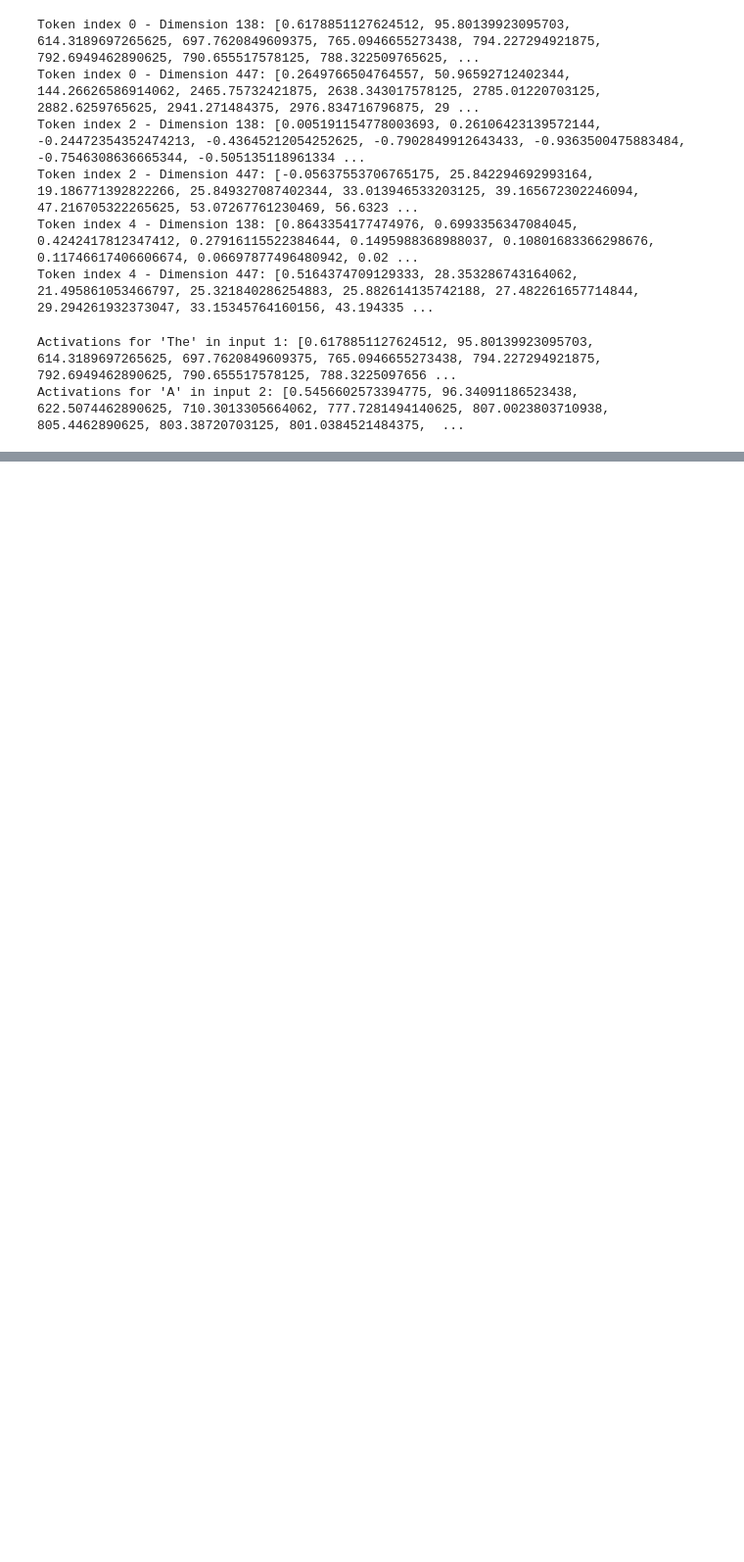
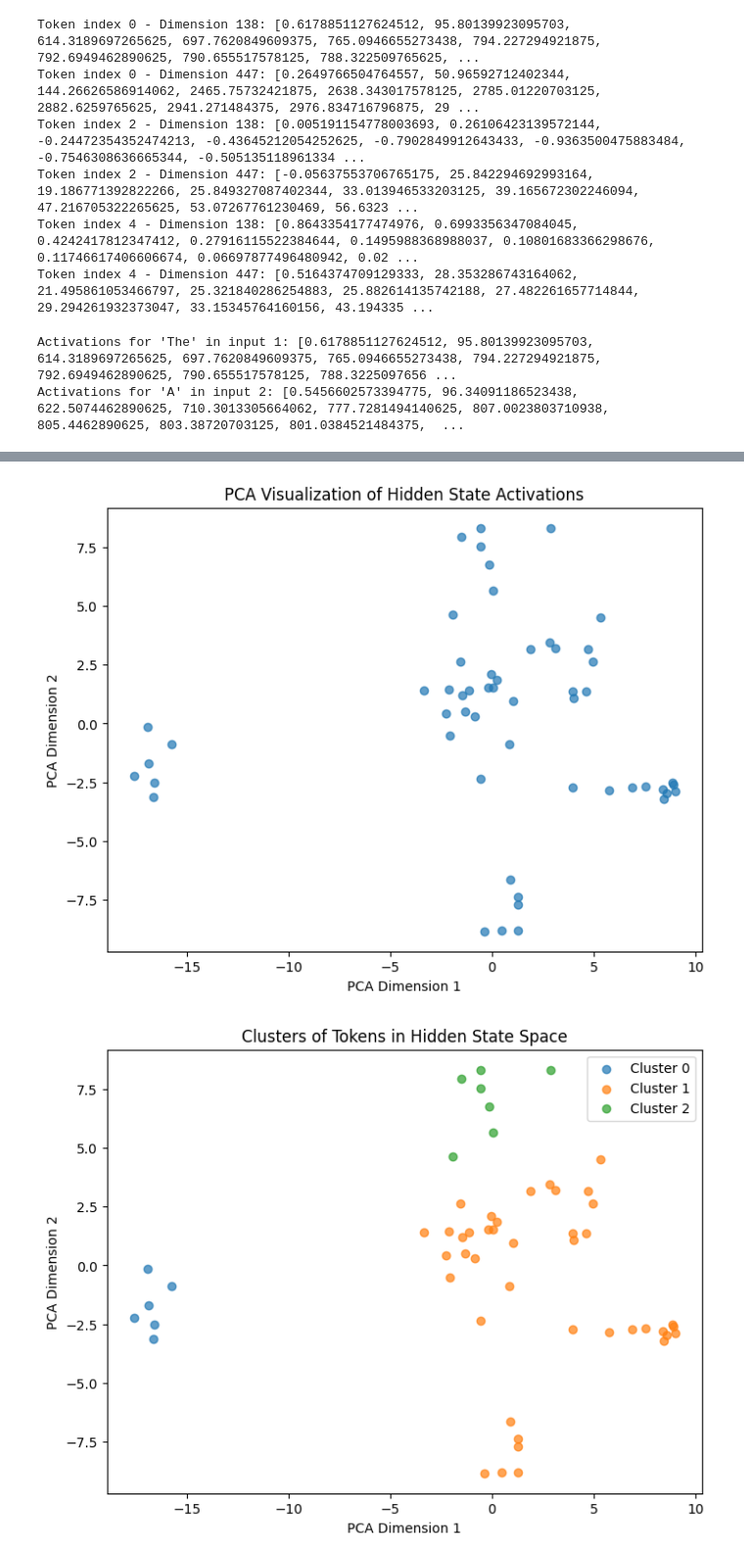
Before and after one commit to Saoudyahya/mechanistic-interpretability, a Jupyter notebook: mechanistic_interpretability.ipynb, the cells around one changed output, grey strips where cells are left out. Shown at 98% size. Saved outputs shown, nothing was run; the diff lists cells and outputs as text; code cells hidden in the pictures; blank space fills up the shorter version.

```diff
--- a/mechanistic_interpretability.ipynb
+++ b/mechanistic_interpretability.ipynb
@@ -371,3 +371,79 @@ print(f"Activations for 'A' in input 2: {activations_2}")
 # %% [output]
 Activations for 'The' in input 1: [0.6178851127624512, 95.80139923095703, 614.3189697265625, 697.7620849609375, 765.0946655273438, 794.227294921875, 792.6949462890625, 790.655517578125, 788.3225097656 ...
 Activations for 'A' in input 2: [0.5456602573394775, 96.34091186523438, 622.5074462890625, 710.3013305664062, 777.7281494140625, 807.0023803710938, 805.4462890625, 803.38720703125, 801.0384521484375,  ...
+# %%
+import torch
+import numpy as np
+import matplotlib.pyplot as plt
+from sklearn.decomposition import PCA
+from sklearn.cluster import KMeans
+from transformers import AutoTokenizer, AutoModel
+
+# Load a pretrained LLM
+model_name = "bert-base-uncased"  # Replace with your desired model
+tokenizer = AutoTokenizer.from_pretrained(model_name)
+model = AutoModel.from_pretrained(model_name, output_hidden_states=True)
+
+# Prepare diverse inputs
+sentences = [
+    "The cat sat on the mat.",
+    "Quantum mechanics is fascinating.",
+    "Paris is the capital of France.",
+    "Dogs are loyal animals.",
+    "The stock market crashed yesterday.",
+    "This is a beautiful sunset.",
+]
+
+# Tokenize inputs
+inputs = tokenizer(sentences, padding=True, truncation=True, return_tensors="pt")
+token_ids = inputs["input_ids"]
+
+# Pass inputs through the model to extract hidden states
+with torch.no_grad():
+    outputs = model(**inputs)
+    hidden_states = outputs.hidden_states  # List of tensors, one per layer
+
+# Choose a specific layer to analyze (e.g., Layer 10)
+layer_to_analyze = 10
+hidden_layer = hidden_states[layer_to_analyze]  # Shape: [batch_size, seq_len, hidden_dim]
+
+# Flatten activations across all tokens and sentences
+batch_size, seq_len, hidden_dim = hidden_layer.shape
+activations = hidden_layer.view(-1, hidden_dim).cpu().numpy()  # Shape: [batch_size * seq_len, hidden_dim]
+
+# Perform PCA to visualize the hidden dimensions
+pca = PCA(n_components=2)
+reduced_activations = pca.fit_transform(activations)  # Shape: [num_tokens, 2]
+
+# Visualize with scatter plot
+plt.figure(figsize=(8, 6))
+plt.scatter(reduced_activations[:, 0], reduced_activations[:, 1], alpha=0.7)
+plt.title("PCA Visualization of Hidden State Activations")
+plt.xlabel("PCA Dimension 1")
+plt.ylabel("PCA Dimension 2")
+plt.show()
+
+# Clustering to detect overlap in dimensions
+kmeans = KMeans(n_clusters=3, random_state=42).fit(activations)
+labels = kmeans.labels_
+
+# Visualize clustering
+plt.figure(figsize=(8, 6))
+for i in range(max(labels) + 1):
+    cluster_points = reduced_activations[labels == i]
+    plt.scatter(cluster_points[:, 0], cluster_points[:, 1], label=f"Cluster {i}", alpha=0.7)
+
+plt.title("Clusters of Tokens in Hidden State Space")
+plt.xlabel("PCA Dimension 1")
+plt.ylabel("PCA Dimension 2")
+plt.legend()
+plt.show()
+
+# Analyze dimensions contributing to superposition
+dimension_importance = np.var(activations, axis=0)  # Variance across tokens
+important_dimensions = np.argsort(-dimension_importance)[:10]  # Top 10 most active dimensions
+
+print(f"Top 10 dimensions contributing to variance (superposition): {important_dimensions}")
+for dim in important_dimensions:
+    print(f"Dimension {dim}: Variance = {dimension_importance[dim]:.4f}")
+# %% [output]
@@ -373,0 +455,2 @@ Activations for 'A' in input 2: [0.5456602573394775, 96.34091186523438, 622.5074
+[figure, added]
+[figure, added]
```
Also changed, not shown: parts of 18 cells of this notebook.
